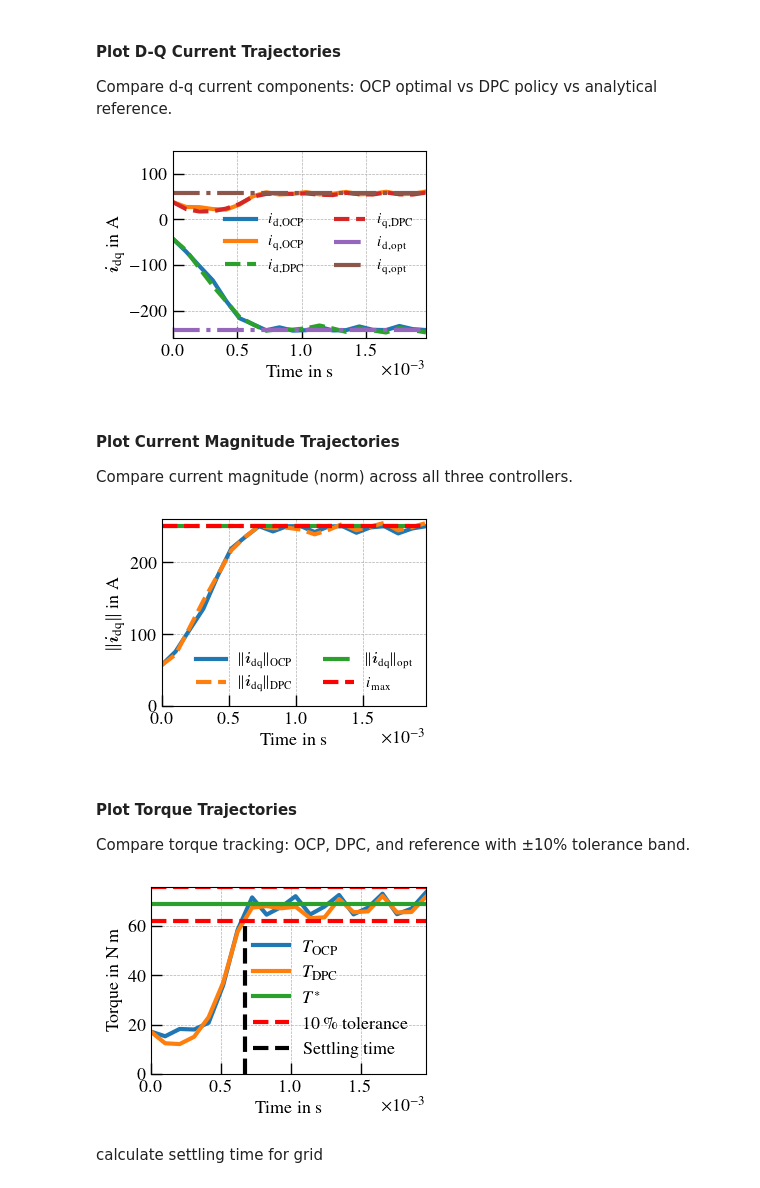
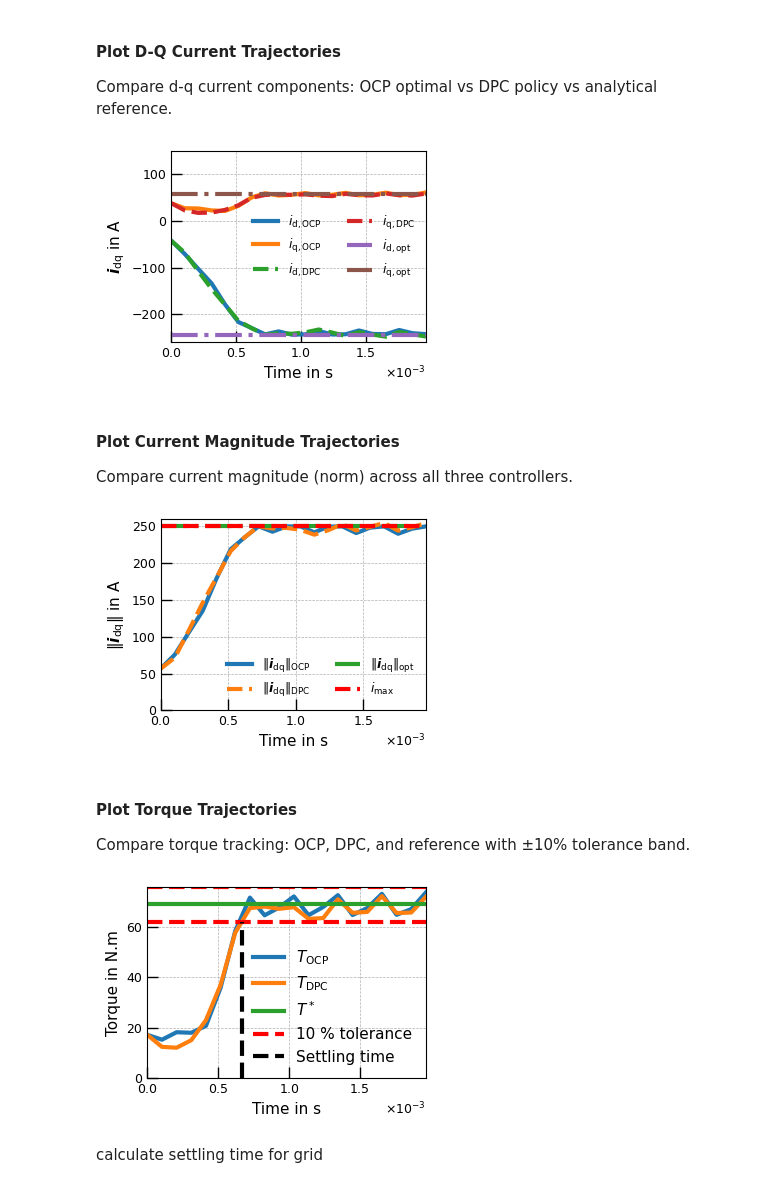
Before and after one commit to AliAbdelwanis/DPC-DTC, a Jupyter notebook: notebooks/2.policy_evaluation.ipynb, the cells around one changed output. Saved outputs shown, nothing was run; the diff lists cells and outputs as text; code cells hidden in the pictures.

Commit message:
disable latex for figure text and change font

```diff
--- a/notebooks/2.policy_evaluation.ipynb
+++ b/notebooks/2.policy_evaluation.ipynb
@@ -951,15 +951,15 @@ ax.plot(
 )
 
 # ========== Formatting ==========
-ax.set_xlabel(r"Time in \si{\second}", fontsize=13)
-ax.set_ylabel(r"$\boldsymbol{i}_\mathrm{dq}$ in \si{\ampere}", fontsize=13)
+ax.set_xlabel(r"Time in s", fontsize=11)
+ax.set_ylabel(r"$\boldsymbol{i}_\mathrm{dq}$ in A", fontsize=11)
 ax.set_ylim([-260, 150])
-ax.legend(fontsize=11, ncol=2, frameon=False)
+ax.legend(fontsize=9, ncol=2, frameon=False)
 
 format_time_axis_ocp_comparison(ax)
 fig.tight_layout()
 # %% [output]
-[figure, old version]
+[figure, new version]
 # %% [markdown]
 #### Plot Current Magnitude Trajectories
 
@@ -1012,15 +1012,15 @@ ax.plot(
 )
 
 # ========== Formatting ==========
-ax.set_xlabel(r"Time in \si{\second}", fontsize=13)
-ax.set_ylabel(r"$\|\boldsymbol{i}_\mathrm{dq}\|$ in \si{\ampere}", fontsize=13)
+ax.set_xlabel(r"Time in s", fontsize=11)
+ax.set_ylabel(r"$\|\boldsymbol{i}_\mathrm{dq}\|$ in A", fontsize=11)
 ax.set_ylim([0, 260])
-ax.legend(fontsize=11, ncol=2, frameon=False)
+ax.legend(fontsize=9, ncol=2, frameon=False)
 
 format_time_axis_ocp_comparison(ax)
 fig.tight_layout()
 # %% [output]
-[figure, old version]
+[figure, new version]
 # %% [markdown]
 #### Plot Torque Trajectories
 
@@ -1057,37 +1057,37 @@ ax.plot(
 #    label=r"$T^*$"
 #)
 
 # ========== Tolerance Band (±10%) ==========
 tol = 0.1 * ref_dpc_trq[speed_indx, trq_indx][:20]
 ax.plot(
     t_steps[:20], ref_dpc_trq[speed_indx, trq_indx][:20] + tol,
     linestyle="--", color="r"
 )
 ax.plot(
     t_steps[:20], ref_dpc_trq[speed_indx, trq_indx][:20] - tol,
     linestyle="--", color="r",
-    label=r"\SI{10}{\percent} tolerance"
+    label=r"10 % tolerance"
 )
 
 # ========== Settling Time Marker ==========
 ax.vlines(
     x=t_steps[6] + 5e-5,
     ymin=0,
     ymax=(ref_dpc_trq[speed_indx, trq_indx][:20] - tol)[0],
     linestyles="--",
     color="black",
     label="Settling time"
 )
 
 # ========== Formatting ==========
-ax.set_xlabel(r"Time in \si{\second}")
-ax.set_ylabel(r"Torque in \si{\newton\meter}")
+ax.set_xlabel(r"Time in s")
+ax.set_ylabel(r"Torque in N.m")
 ax.legend(frameon=False)
 
 format_time_axis_ocp_comparison(ax)
 fig.tight_layout()
 # %% [output]
-[figure, old version]
+[figure, new version]
 # %% [markdown]
 calculate settling time for grid
 # %%
```
Also changed, not shown: parts of 6 cells of this notebook, 3 other files.
